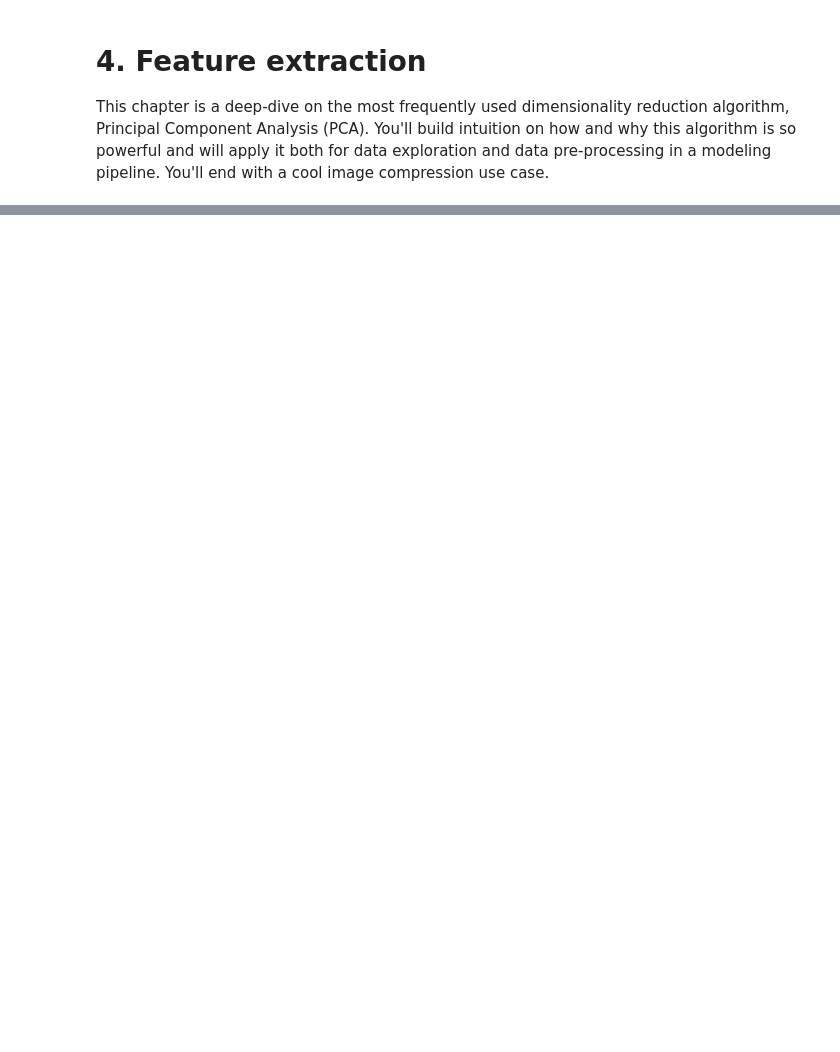
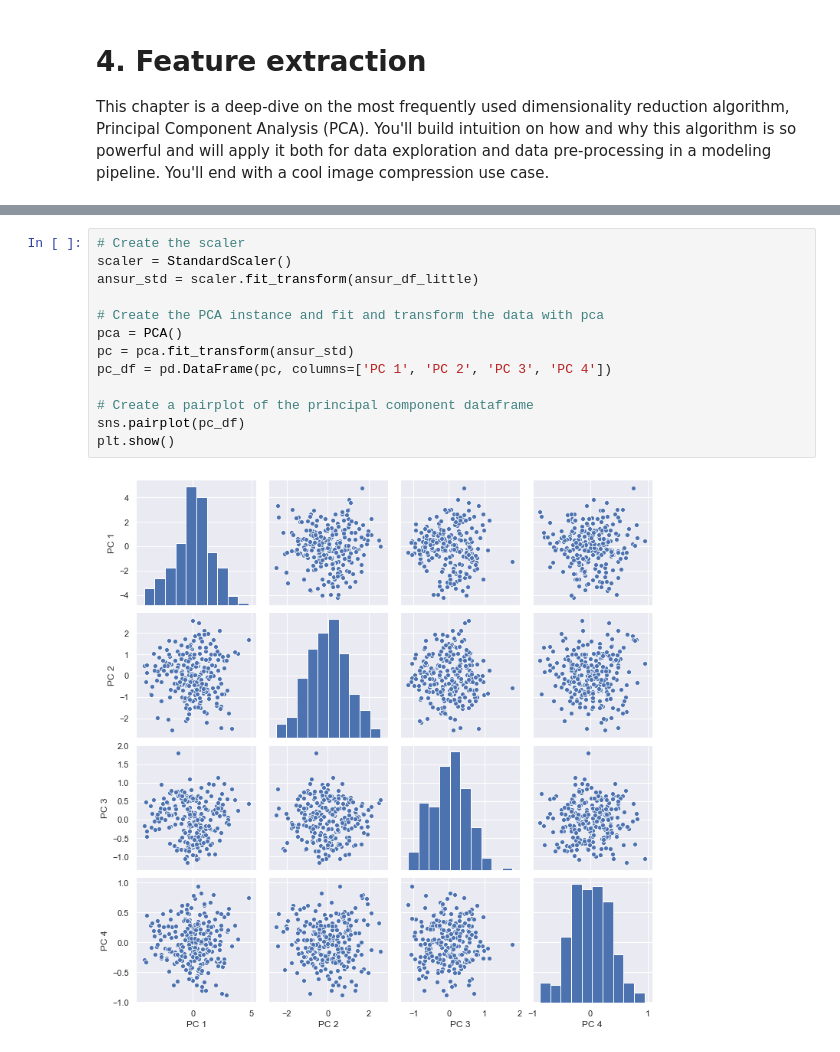
Before and after one commit to ggjuancamilo/DataCamp, a Jupyter notebook: Machine Learning Scientist with python/07- Dimensionality Reduction/Code/Dimensionality Reduction in Python.ipynb, the cells around one changed output, grey strips where cells are left out. Drawn from its saved outputs; the diff is of its cells as text; blank space fills up the shorter version.

```diff
--- a/Machine Learning Scientist with python/07- Dimensionality Reduction/Code/Dimensionality Reduction in Python.ipynb
+++ b/Machine Learning Scientist with python/07- Dimensionality Reduction/Code/Dimensionality Reduction in Python.ipynb
@@ -366,0 +962,15 @@ This chapter is a deep-dive on the most frequently used dimensionality reduction
+# %%
+# Create the scaler
+scaler = StandardScaler()
+ansur_std = scaler.fit_transform(ansur_df_little)
+
+# Create the PCA instance and fit and transform the data with pca
+pca = PCA()
+pc = pca.fit_transform(ansur_std)
+pc_df = pd.DataFrame(pc, columns=['PC 1', 'PC 2', 'PC 3', 'PC 4'])
+
+# Create a pairplot of the principal component dataframe
+sns.pairplot(pc_df)
+plt.show()
+# %% [output]
+[figure, added]
```
Also changed, not shown: parts of 80 cells of this notebook, 12 other files.
